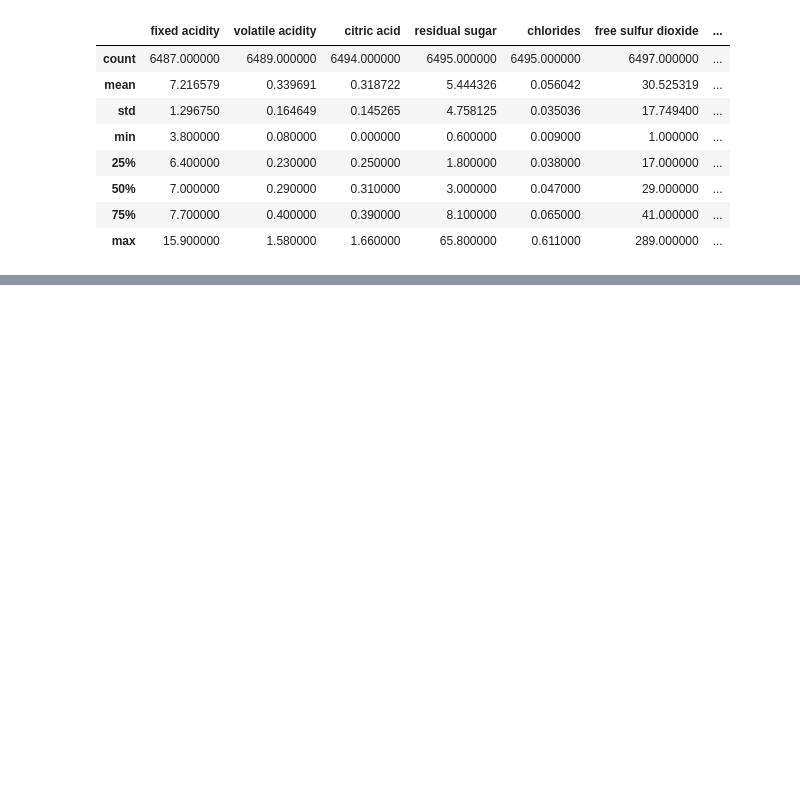
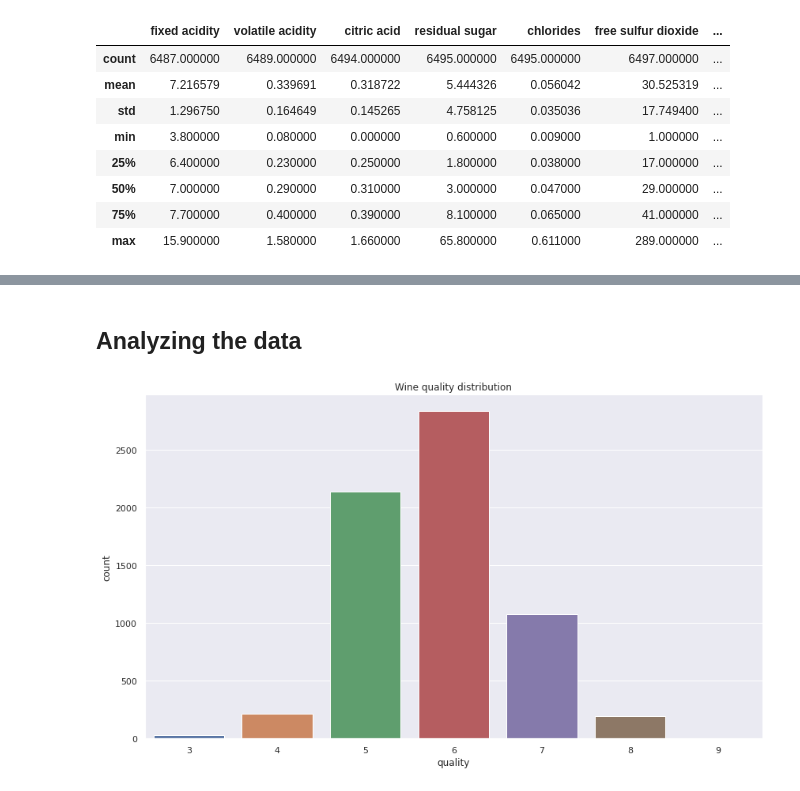
Before and after one commit to OSWA00/Wine-quality-predictor, a Jupyter notebook: notebooks/data_analysis.ipynb, the cells around one changed output, grey strips where cells are left out. Saved outputs shown, nothing was run; the diff lists cells and outputs as text; code cells hidden in the pictures; blank space fills up the shorter version.

Commit message:
feat distribution analysis

```diff
--- a/notebooks/data_analysis.ipynb
+++ b/notebooks/data_analysis.ipynb
@@ -73,0 +100,2 @@ df_raw.describe()
+# %%
+df_raw = df_raw.interpolate()
@@ -73,0 +119,8 @@ df_raw.describe()
+# %% [markdown]
+## Analyzing the data
+# %%
+sns.set(rc={'figure.figsize': (14, 8)})
+sns.countplot(x='quality', data=df_raw).set(title='Wine quality distribution')
+plt.show()
+# %% [output]
+[figure, added]
```
Also changed, not shown: parts of 12 cells of this notebook.
